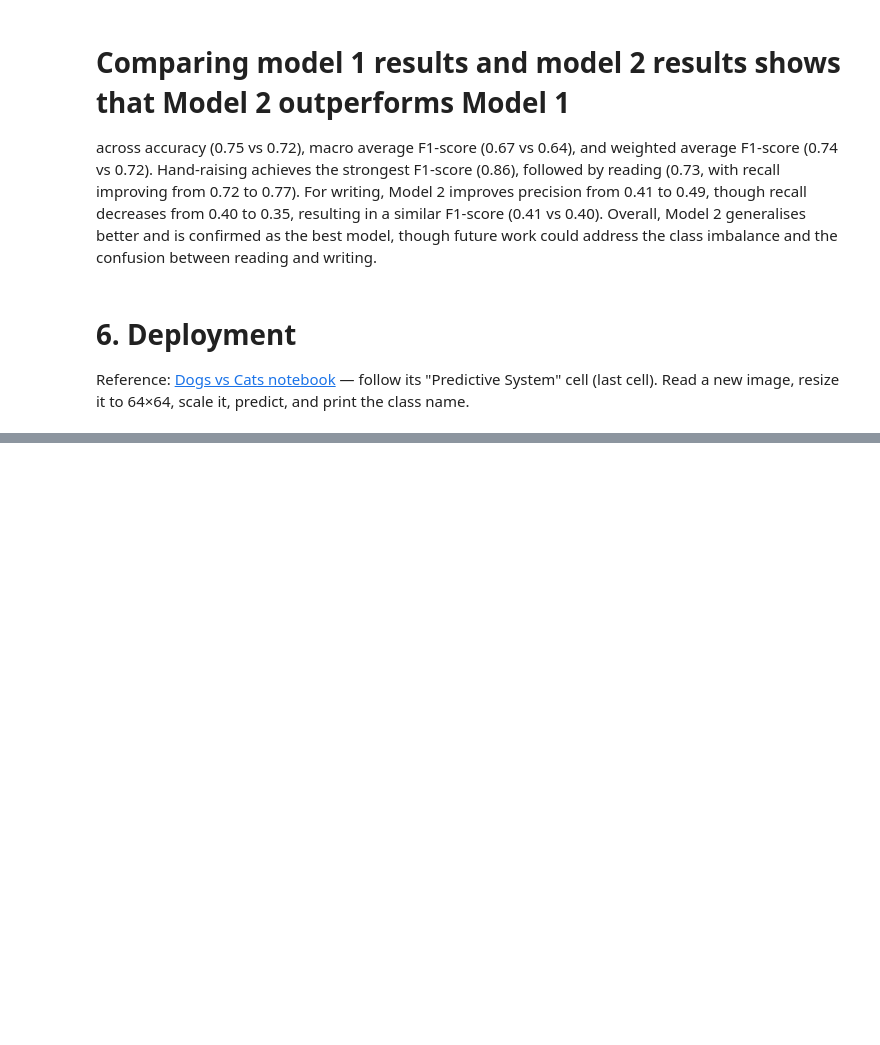
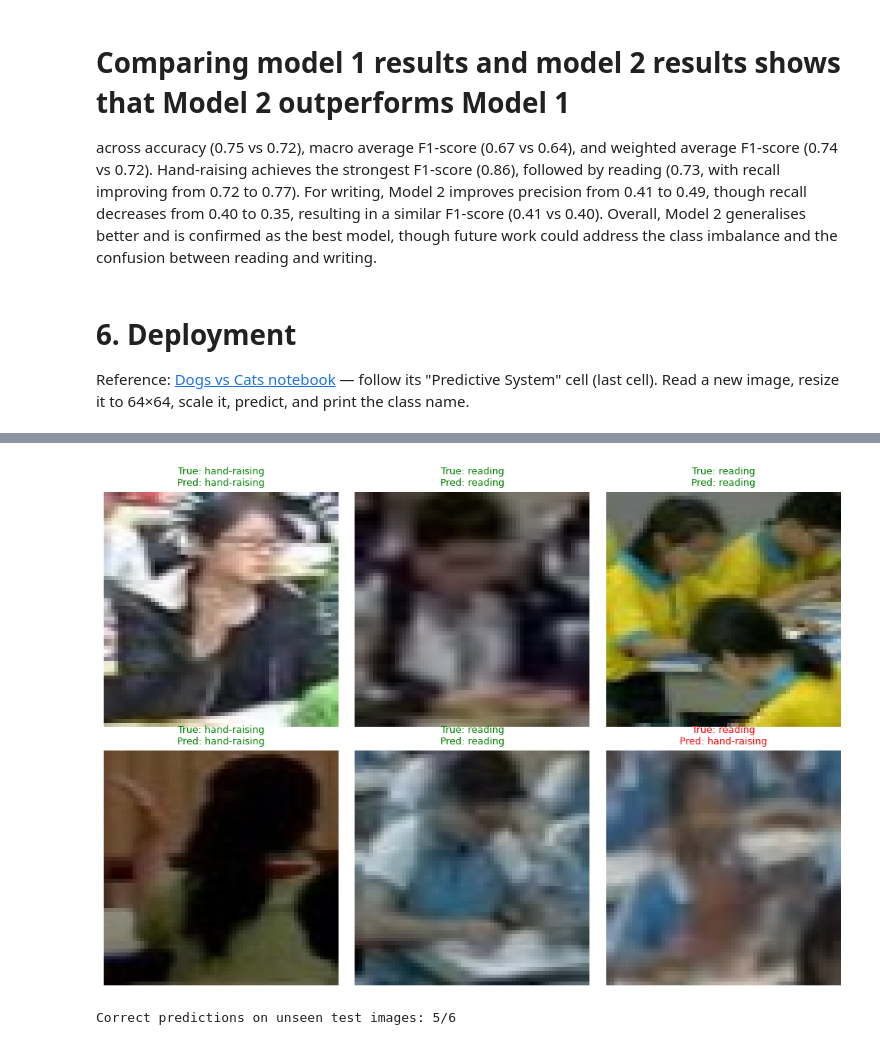
Before and after one commit to MajedMMH/Student-Behaviour-CNN, a Jupyter notebook: Student_Behaviour_CNN.ipynb, the cells around one changed output, grey strips where cells are left out. Saved outputs shown, nothing was run; the diff lists cells and outputs as text; code cells hidden in the pictures; blank space fills up the shorter version.

```diff
--- a/Student_Behaviour_CNN.ipynb
+++ b/Student_Behaviour_CNN.ipynb
@@ -445,0 +507,21 @@ Read a new image, resize it to 64×64, scale it, predict, and print the class na
+# %%
+test_indices = np.random.default_rng(42).choice(len(X_test), size=6, replace=False)
+
+correct = 0
+fig, axes = plt.subplots(2, 3, figsize=(10, 7))
+for ax, idx in zip(axes.flat, test_indices):
+    img = X_test[idx]
+    probs = deploy_model.predict(np.expand_dims(img / 255.0, axis=0), verbose=0)[0]
+    predicted = classes[int(np.argmax(probs))]
+    true_label = classes[y_test[idx]]
+    correct += (predicted == true_label)
+    ax.imshow(cv2.cvtColor(img, cv2.COLOR_BGR2RGB))
+    color = 'green' if predicted == true_label else 'red'
+    ax.set_title(f"True: {true_label}\nPred: {predicted}", color=color, fontsize=9)
+    ax.axis('off')
+plt.tight_layout()
+plt.show()
+print(f"Correct predictions on unseen test images: {correct}/{len(test_indices)}")
+# %% [output]
+[figure, added]
+Correct predictions on unseen test images: 5/6
```
Also changed, not shown: parts of 5 cells of this notebook.
